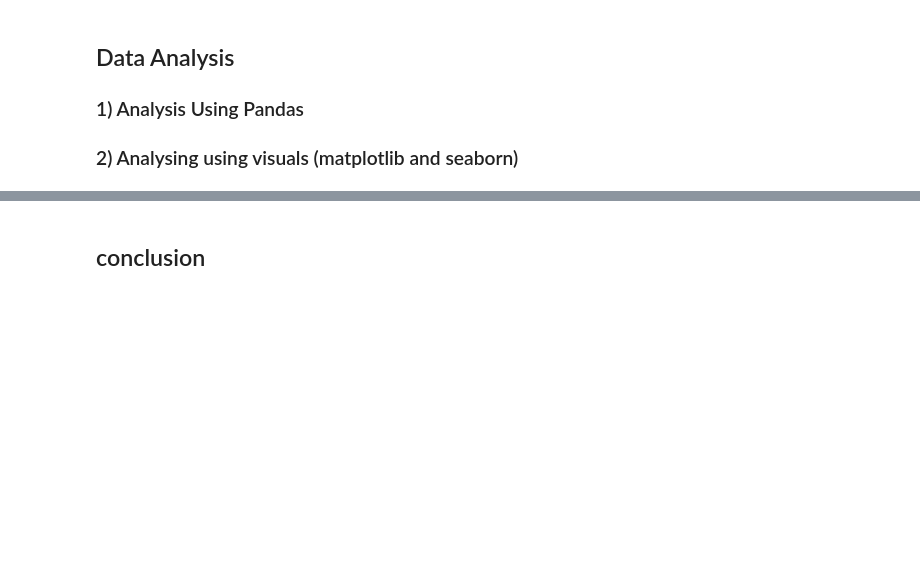
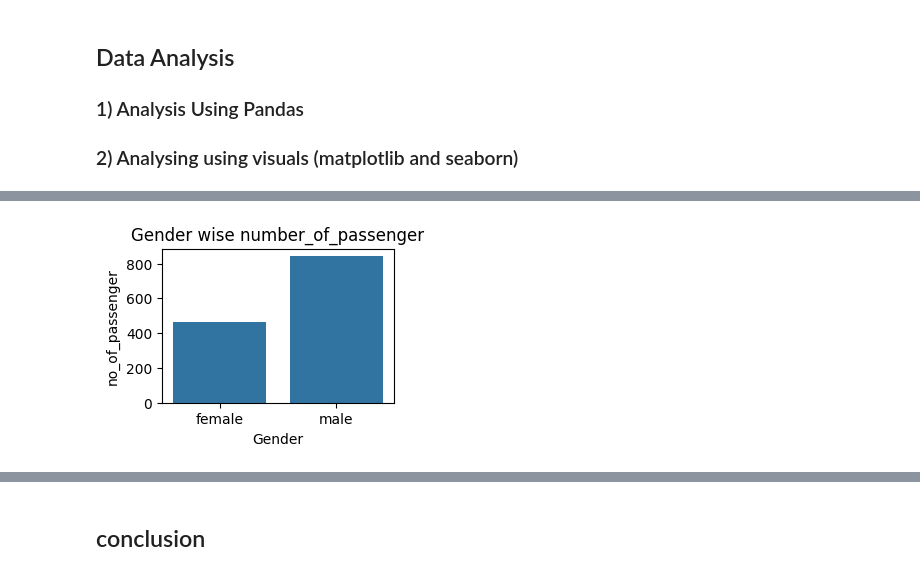
Before and after one commit to Aakashdoraisamy/python-data-science, a Jupyter notebook: Python_Libraries/pandas/titanic.ipynb, the cells around one changed output, grey strips where cells are left out. Saved outputs shown, nothing was run; the diff lists cells and outputs as text; code cells hidden in the pictures; blank space fills up the shorter version.

```diff
--- a/Python_Libraries/pandas/titanic.ipynb
+++ b/Python_Libraries/pandas/titanic.ipynb
@@ -503,0 +562,4 @@ df.loc[df['companion_type'] == 'Family and Friends']
+# %%
+labels = ['Infant','Child','Teen','Adult','Senior citizen' ]
+# %%
+df['age_category']=pd.cut(df['age'],bins= bins,labels=labels,right=False)
@@ -508,0 +597,12 @@ df.loc[df['companion_type'] == 'Family and Friends']
+# %%
+def social_status(row):
+    if row['courtesy_title'] in ['Mr','Ms', 'Mrs','Master', 'Miss', 'Rev','Mlle']:
+        return 'Comman'
+    elif row['courtesy_title'] in ['Sir','Lady','Jonkheer','The Countess','Don',' Dona']:
+        return 'Royal'
+    elif row['courtesy_title'] in ['Col','Major','Capt']:
+        return 'Militery'
+    else:
+        return 'Other Professional'
+
+df['social_status'] = df.apply(social_status, axis=1)
@@ -508,0 +615,4 @@ df.loc[df['companion_type'] == 'Family and Friends']
+# %%
+# Final column selection after all transformations
+final_col_names=['ticket','courtesy_title','name','sex','age','age_category','pclass','fare','embarked','fam_cnt','psg_count','companion_type','social_status','survived']
+df = df[final_col_names]
@@ -508,0 +652,9 @@ df.loc[df['companion_type'] == 'Family and Friends']
+# %%
+plt.figure(figsize=(3,2))  # (w,h)
+sns.countplot(x='sex', data=df)  # corrected seaborn countplot function
+plt.title("Gender wise number_of_passenger")
+plt.xlabel('Gender')  # to change the name of axis
+plt.ylabel("no_of_passenger")  # to change the name of y axis
+plt.show()  # it should be in last always
+# %% [output]
+[figure, added]
```
Also changed, not shown: parts of 28 cells of this notebook.
